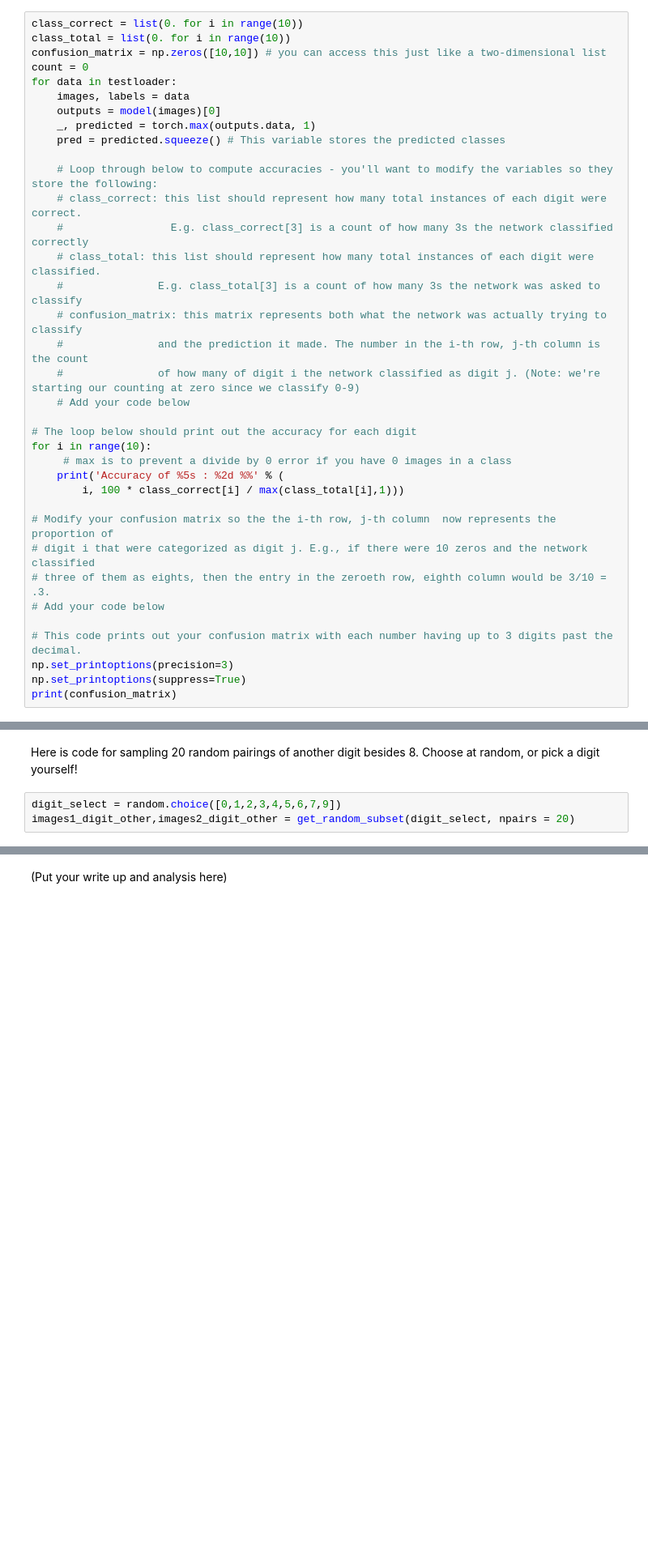
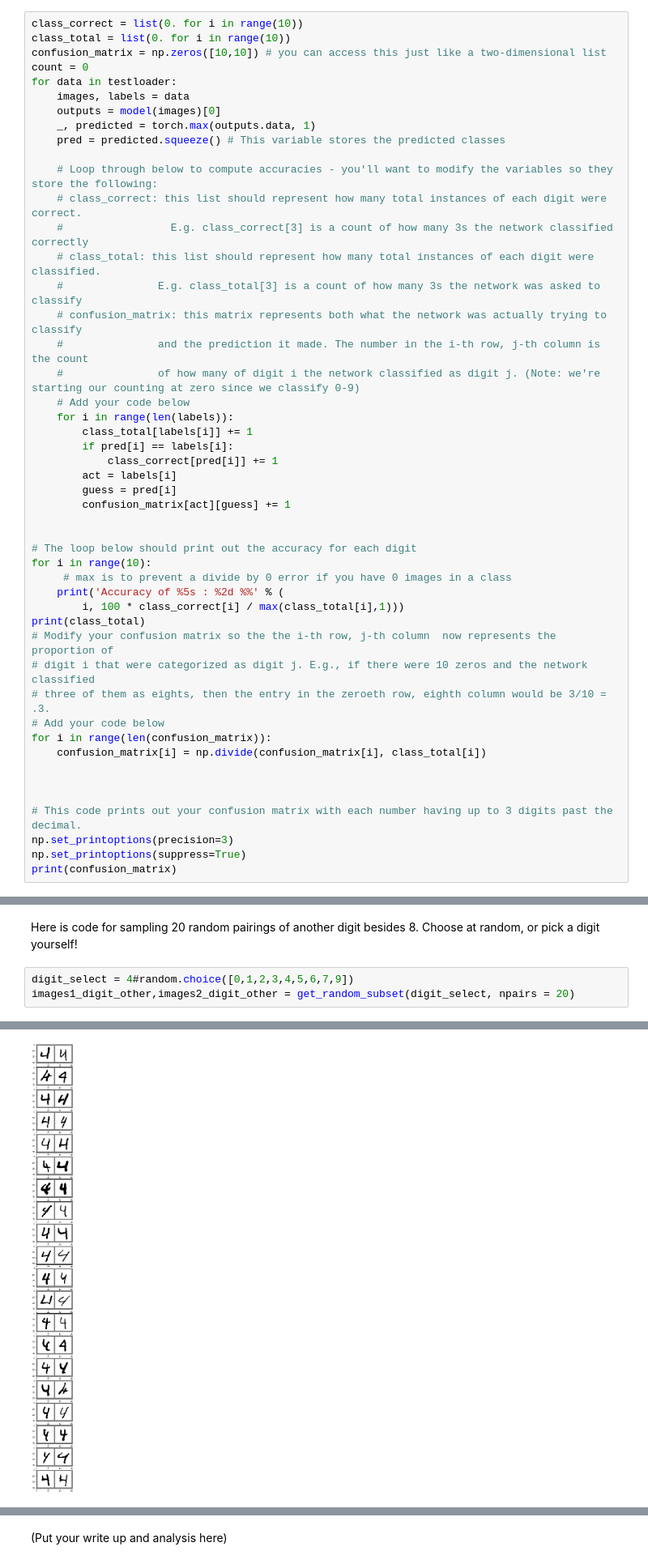
Before and after one commit to alcofrisbas/cs328ps6, a Jupyter notebook: CS328-ConvNet.ipynb, the cells around one changed output, grey strips where cells are left out. Shown at 81% size. Cells and saved outputs as stored; diff of their text form; blank space fills up the shorter version.

```diff
--- a/CS328-ConvNet.ipynb
+++ b/CS328-ConvNet.ipynb
@@ -285,17 +318,29 @@ for data in testloader:
     #               and the prediction it made. The number in the i-th row, j-th column is the count
     #               of how many of digit i the network classified as digit j. (Note: we're starting our counting at zero since we classify 0-9)
     # Add your code below
+    for i in range(len(labels)):
+        class_total[labels[i]] += 1
+        if pred[i] == labels[i]:
+            class_correct[pred[i]] += 1
+        act = labels[i]
+        guess = pred[i]
+        confusion_matrix[act][guess] += 1
+
 
 # The loop below should print out the accuracy for each digit
 for i in range(10):
      # max is to prevent a divide by 0 error if you have 0 images in a class
     print('Accuracy of %5s : %2d %%' % (
         i, 100 * class_correct[i] / max(class_total[i],1)))
-
+print(class_total)
 # Modify your confusion matrix so the the i-th row, j-th column  now represents the proportion of
 # digit i that were categorized as digit j. E.g., if there were 10 zeros and the network classified
 # three of them as eights, then the entry in the zeroeth row, eighth column would be 3/10 = .3.
 # Add your code below
+for i in range(len(confusion_matrix)):
+    confusion_matrix[i] = np.divide(confusion_matrix[i], class_total[i])
+
+
 
 # This code prints out your confusion matrix with each number having up to 3 digits past the decimal.
 np.set_printoptions(precision=3)
@@ -452,5 +543,6 @@ images1_digit8,images2_digit8 = get_random_subset(digit_select=8, npairs = 20)
 # %% [markdown]
 Here is code for sampling 20 random pairings of another digit besides 8. Choose at random, or pick a digit yourself!
 # %%
-digit_select = random.choice([0,1,2,3,4,5,6,7,9])
+digit_select = 4#random.choice([0,1,2,3,4,5,6,7,9])
 images1_digit_other,images2_digit_other = get_random_subset(digit_select, npairs = 20)
+# %% [output]
@@ -457,3 +553,4 @@ images1_digit_other,images2_digit_other = get_random_subset(digit_select, npairs
+[figure, added]
 # %% [markdown]
 ## Computing similarity judgments with the network
 To get predictions out of the network, we take the hidden representation at a particular layer as a representation of an image. To compute the similarity between two images, we get the two hidden vectors and compare them with the [cosine similarity](https://en.wikipedia.org/wiki/Cosine_similarity) metric.
```
Also changed, not shown: parts of 17 cells of this notebook, 8 other files.
